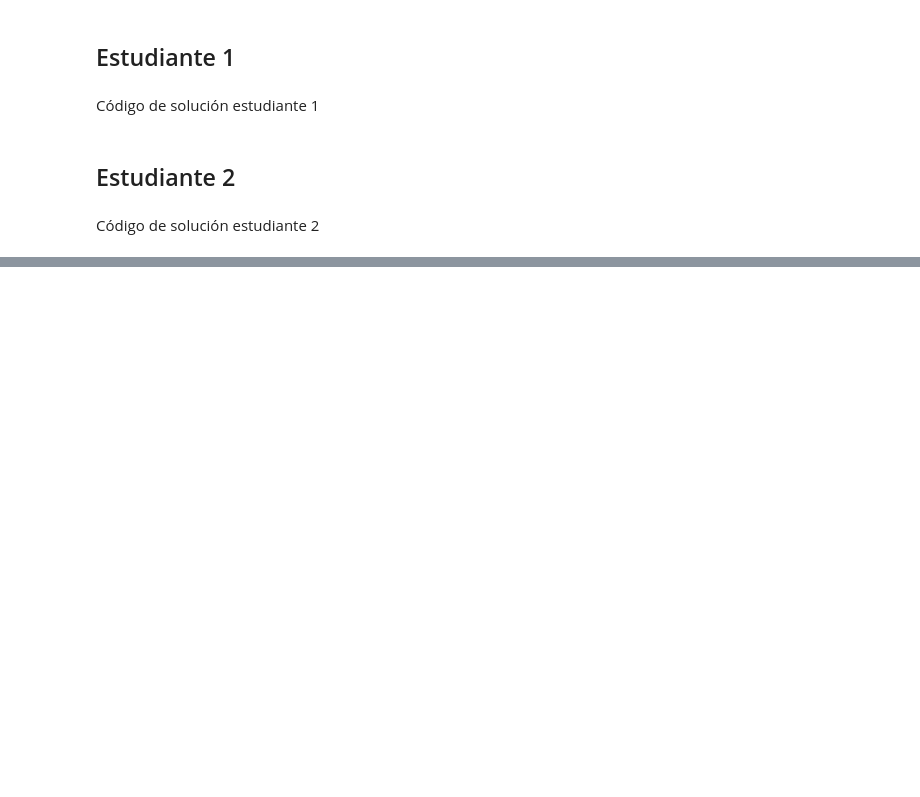
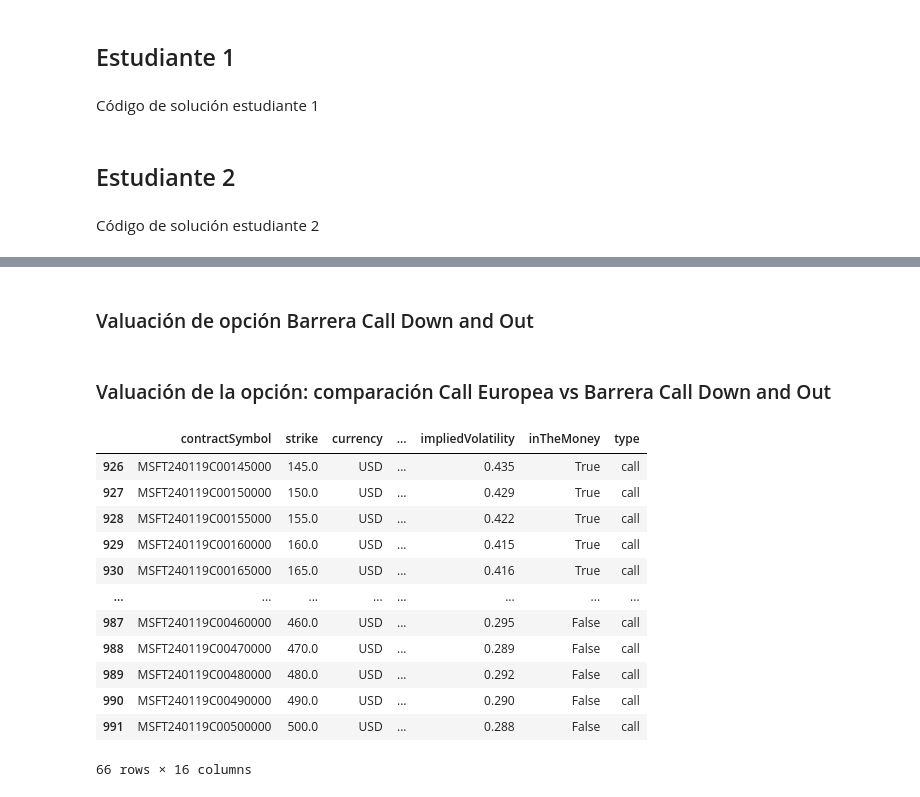
Before and after one commit to AlexiaDiaz/Tarea10.AMDiaz_MOchoa, a Jupyter notebook: Tarea10.AMDiaz_MOchoa.ipynb, the cells around one changed output, grey strips where cells are left out. Saved outputs shown, nothing was run; the diff lists cells and outputs as text; code cells hidden in the pictures; blank space fills up the shorter version.

```diff
--- a/Tarea10.AMDiaz_MOchoa.ipynb
+++ b/Tarea10.AMDiaz_MOchoa.ipynb
@@ -44,0 +153,21 @@ Código de solución estudiante 2
+# %% [markdown]
+### Valuación de opción Barrera Call Down and Out
+# %% [markdown]
+### Valuación de la opción: comparación Call Europea vs Barrera Call Down and Out
+# %%
+opt_deseada = msft_opt.loc[(msft_opt.type=='call') &  (msft_opt.expiration=='2024-01-19')]
+opt_deseada
+# %% [output]
+|  | contractSymbol | strike | currency | ... | impliedVolatility | inTheMoney | type |
+| 926 | MSFT240119C00145000 | 145.0 | USD | ... | 0.435 | True | call |
+| 927 | MSFT240119C00150000 | 150.0 | USD | ... | 0.429 | True | call |
+| 928 | MSFT240119C00155000 | 155.0 | USD | ... | 0.422 | True | call |
+| 929 | MSFT240119C00160000 | 160.0 | USD | ... | 0.415 | True | call |
+| 930 | MSFT240119C00165000 | 165.0 | USD | ... | 0.416 | True | call |
+| ... | ... | ... | ... | ... | ... | ... | ... |
+| 987 | MSFT240119C00460000 | 460.0 | USD | ... | 0.295 | False | call |
+| 988 | MSFT240119C00470000 | 470.0 | USD | ... | 0.289 | False | call |
+| 989 | MSFT240119C00480000 | 480.0 | USD | ... | 0.292 | False | call |
+| 990 | MSFT240119C00490000 | 490.0 | USD | ... | 0.290 | False | call |
+| 991 | MSFT240119C00500000 | 500.0 | USD | ... | 0.288 | False | call |
+66 rows × 16 columns
```
Also changed, not shown: parts of 85 cells of this notebook.
